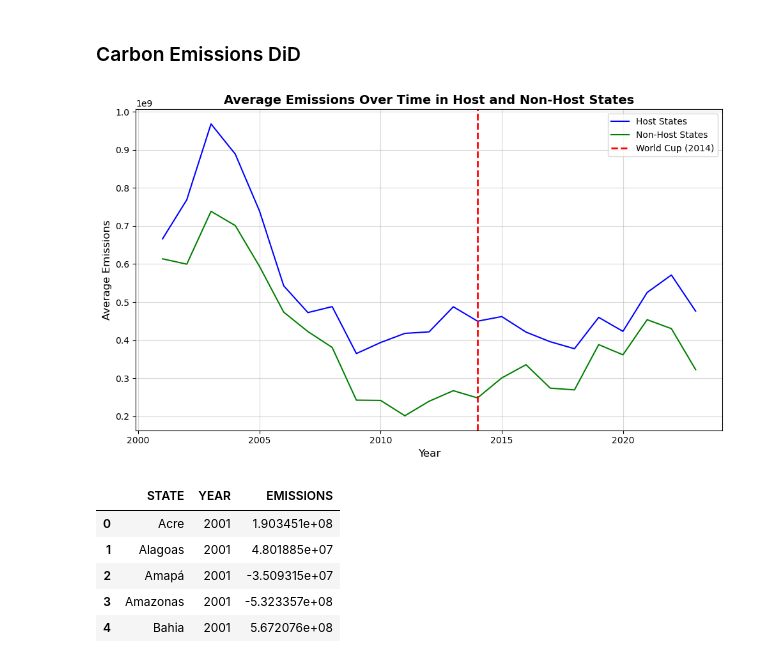
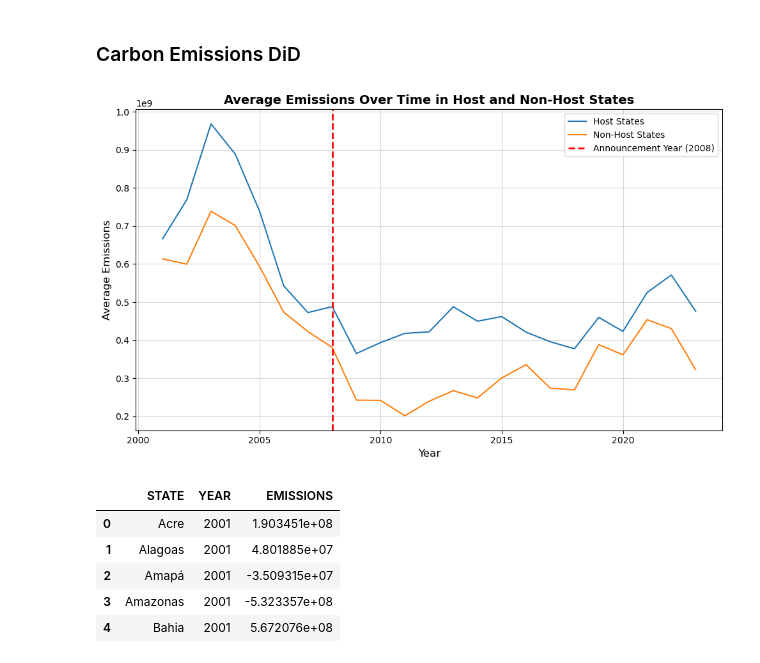
Before and after one commit to david-camper/worldcuphostcities_impact, a Jupyter notebook: analysis.ipynb, the cells around one changed output. Drawn from its saved outputs; the diff is of its cells as text; code cells hidden in the pictures.

```diff
--- a/analysis.ipynb
+++ b/analysis.ipynb
@@ -757,38 +784,38 @@ host_states_emissions = emissions_long_df[emissions_long_df['STATE'].isin(host_s
 non_host_states_emissions = emissions_long_df[emissions_long_df['STATE'].isin(non_host_states)]
 
 # Aggregate average emissions by year for host and non-host states
 host_emissions = host_states_emissions.groupby('YEAR')['EMISSIONS'].mean().reset_index()
 non_host_emissions = non_host_states_emissions.groupby('YEAR')['EMISSIONS'].mean().reset_index()
 
 # Define the year of the World Cup treatment
-treatment_year = 2014
+treatment_year = 2008
 
 # Create the plot
 plt.figure(figsize=(10, 6))
 
 # Plot emissions trends for host states
-plt.plot(host_emissions['YEAR'], host_emissions['EMISSIONS'], color='blue', label='Host States')
+plt.plot(host_emissions['YEAR'], host_emissions['EMISSIONS'], label='Host States')
 
 # Plot emissions trends for non-host states
-plt.plot(non_host_emissions['YEAR'], non_host_emissions['EMISSIONS'], color='green', label='Non-Host States')
+plt.plot(non_host_emissions['YEAR'], non_host_emissions['EMISSIONS'], label='Non-Host States')
 
 # Add vertical line for the World Cup year
-plt.axvline(x=treatment_year, color='red', linestyle='--', linewidth=2, label='World Cup (2014)')
+plt.axvline(x=treatment_year, color='red', linestyle='--', linewidth=2, label='Announcement Year (2008)')
 
 # Add titles and labels
 plt.title('Average Emissions Over Time in Host and Non-Host States', fontsize=14, fontweight='bold')
 plt.xlabel('Year', fontsize=12)
 plt.ylabel('Average Emissions', fontsize=12)
 
 # Add grid and legend
 plt.grid(alpha=0.5)
 plt.legend(fontsize=10)
 
 # Adjust layout and show the plot
 plt.tight_layout()
 plt.show()
 # %% [output]
-[figure, old version]
+[figure, new version]
 # %%
 emissions_long_df.head()
 # %% [output]
```
Also changed, not shown: parts of 33 cells of this notebook.
